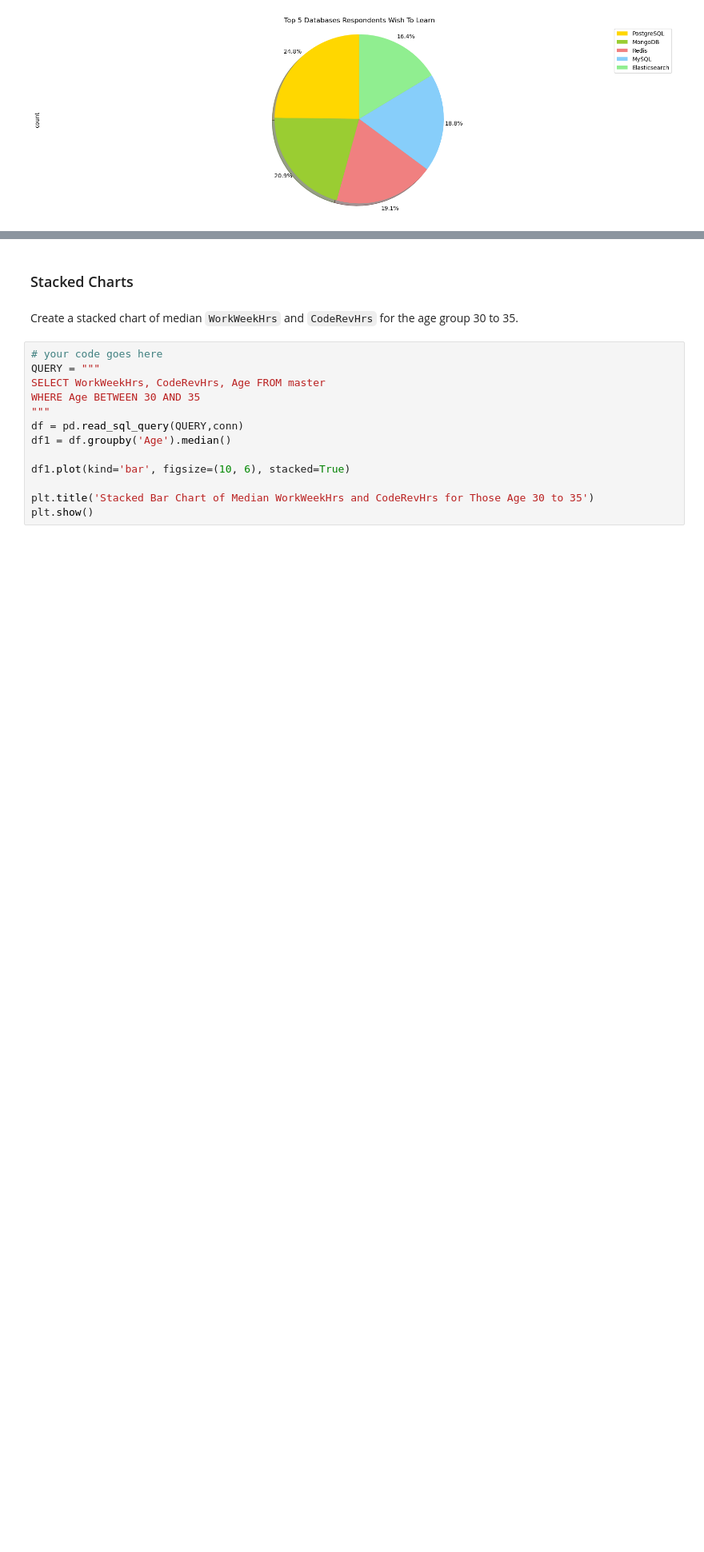
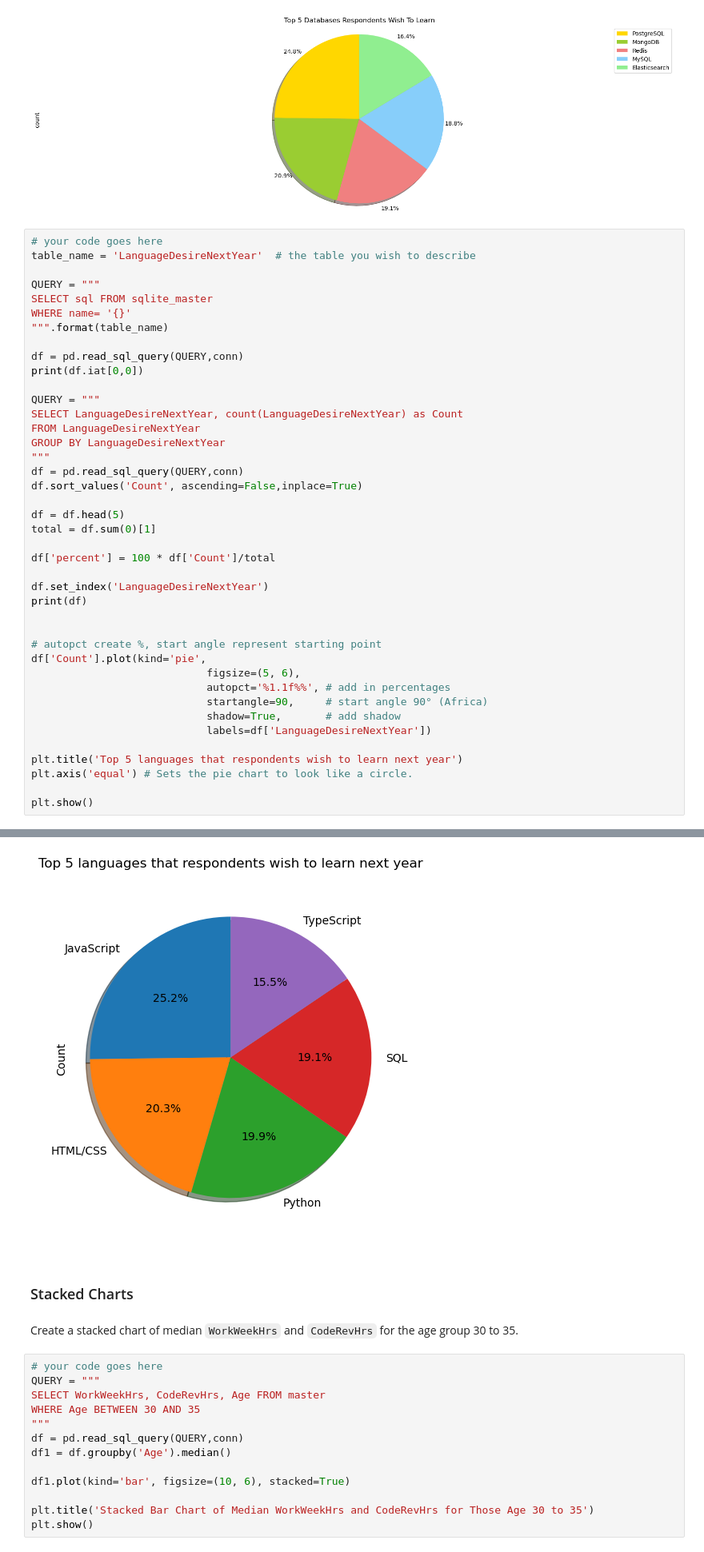
Before and after one commit to aliaformo/data-visualization-lab, a Jupyter notebook: M4DataVisualization-lab.ipynb, the cells around one changed output, grey strips where cells are left out. Shown: that part at 80% size. Saved outputs shown, nothing was run; the diff lists cells and outputs as text; blank space fills up the shorter version.

```diff
--- a/M4DataVisualization-lab.ipynb
+++ b/M4DataVisualization-lab.ipynb
@@ -262,3 +333,45 @@ plt.axis('equal')
 plt.show()
 # %% [output]
 [figure]
+# %%
+# your code goes here
+table_name = 'LanguageDesireNextYear'  # the table you wish to describe
+
+QUERY = """
+SELECT sql FROM sqlite_master
+WHERE name= '{}'
+""".format(table_name)
+
+df = pd.read_sql_query(QUERY,conn)
+print(df.iat[0,0])
+
+QUERY = """
+SELECT LanguageDesireNextYear, count(LanguageDesireNextYear) as Count
+FROM LanguageDesireNextYear
+GROUP BY LanguageDesireNextYear
+"""
+df = pd.read_sql_query(QUERY,conn)
+df.sort_values('Count', ascending=False,inplace=True)
+
+df = df.head(5)
+total = df.sum(0)[1]
+
+df['percent'] = 100 * df['Count']/total
+
+df.set_index('LanguageDesireNextYear')
+print(df)
+
+
+# autopct create %, start angle represent starting point
+df['Count'].plot(kind='pie',
+                            figsize=(5, 6),
+                            autopct='%1.1f%%', # add in percentages
+                            startangle=90,     # start angle 90° (Africa)
+                            shadow=True,       # add shadow
+                            labels=df['LanguageDesireNextYear'])
+
+plt.title('Top 5 languages that respondents wish to learn next year')
+plt.axis('equal') # Sets the pie chart to look like a circle.
+
+plt.show()
+# %% [output]
@@ -265,3 +388,4 @@ plt.show()
+[figure, added]
 # %% [markdown]
 ### Stacked Charts
 # %% [markdown]
```
Also changed, not shown: parts of 7 cells of this notebook.
